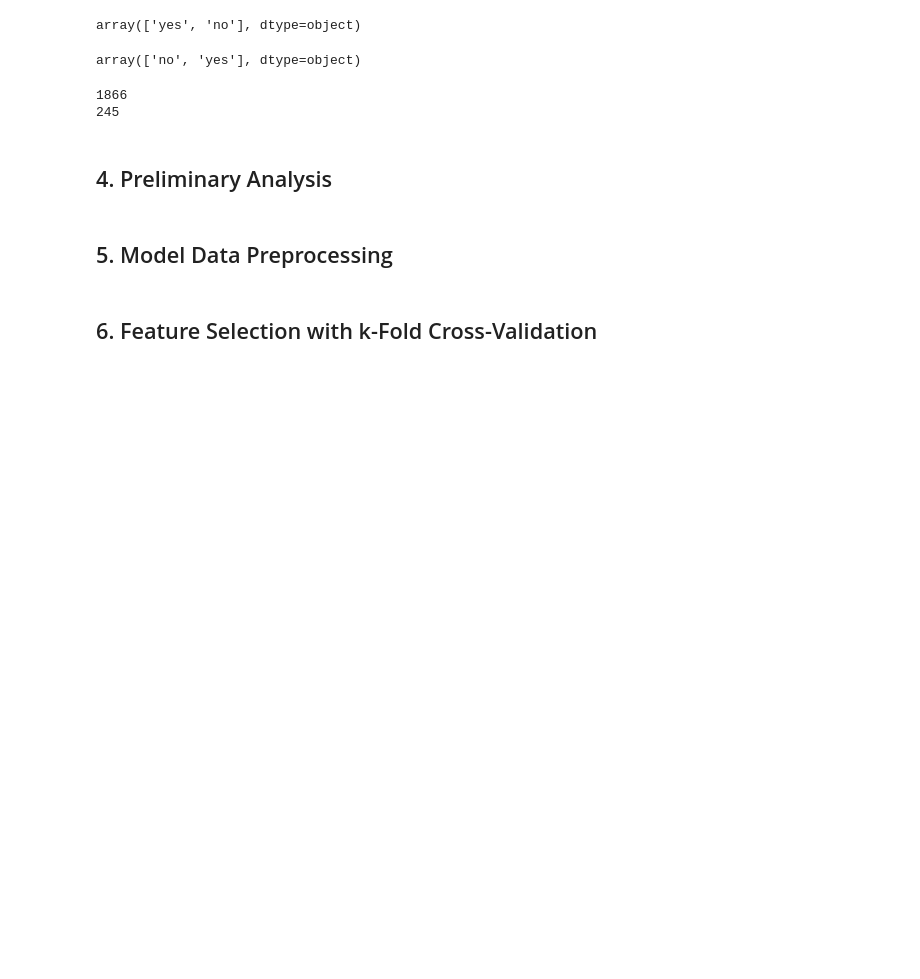
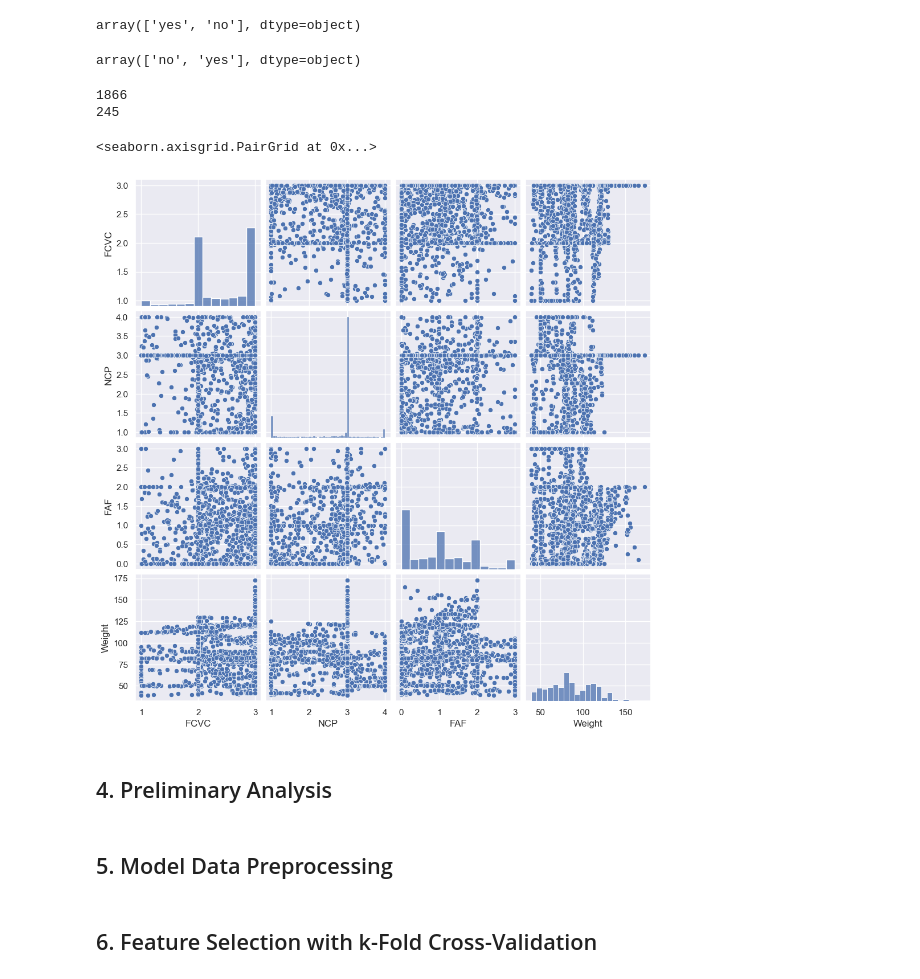
Before and after one commit to tuonganhdo/obesity-predictive-analysis, a Jupyter notebook: Final_Project_YOURNAMESHERE.ipynb, the cells around one changed output. Saved outputs shown, nothing was run; the diff lists cells and outputs as text; code cells hidden in the pictures; blank space fills up the shorter version.

Commit message:
Added annotations to pdf, pairplot

```diff
--- a/Final_Project_YOURNAMESHERE.ipynb
+++ b/Final_Project_YOURNAMESHERE.ipynb
@@ -83,9 +83,14 @@ dtype: int64
 ## 3. Dataset Cleaning
 # %% [markdown]
 We only intend to use family history with overweight, Frequency of consumption of vegetables (FCVC), Physical activity frequency (FAF), Number of main meals (NCP), weight and Frequent consumption of high caloric food (FAVC). After looking at the dataset with the selected variables that we desire to use, we can say that the dataset does not have any implicit missing values as all data types are consistent and neither binary variables contain a third value. Therefore, we didn't need to drop any rows. Our categorical explanatory variable has enough observations for every level, so we didn't drop any rows.
+# %%
+# constants for easy access to variables
+NUMERICAL_VARS = ['FCVC', 'NCP', 'FAF', 'Weight']
+CATEGORICAL_VARS = ['FAVC']
+RESPONSE_VAR = ['family_history_with_overweight']
 # %%
 # filter columns
-df = df[['family_history_with_overweight', 'FAVC', 'FCVC', 'NCP', 'FAF', 'Weight']]
+df = df[RESPONSE_VAR + CATEGORICAL_VARS + NUMERICAL_VARS]
 df
 # %% [output]
 |  | family_history_with_overweight | FAVC | FCVC | NCP | FAF | Weight |
@@ -127,6 +132,11 @@ print(df[df['FAVC'] == 'no'].shape[0])
 # %% [output]
 1866
 245
+# %%
+sns.pairplot(df)
+# %% [output]
+<seaborn.axisgrid.PairGrid at 0x...>
+[figure, added]
 # %% [markdown]
 ## 4. Preliminary Analysis
 # %% [markdown]
```
Also changed, not shown: parts of 1 cell of this notebook, 1 other file.
